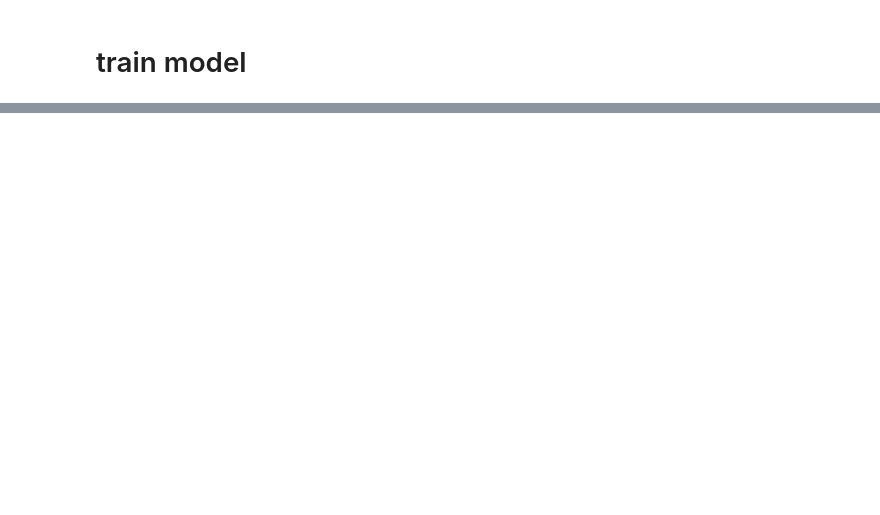
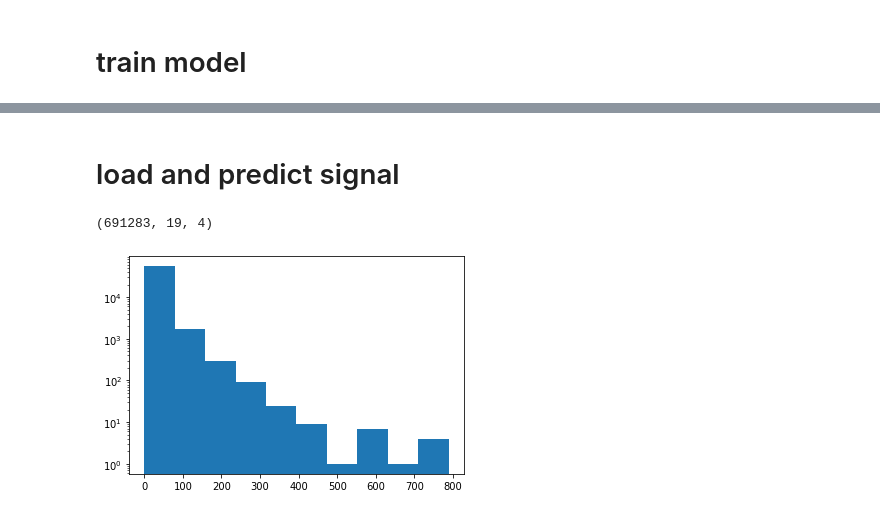
Before and after one commit to kingusiu/gravada, a Jupyter notebook: L1_autoencoding_main.ipynb, the cells around one changed output, grey strips where cells are left out. Drawn from its saved outputs; the diff is of its cells as text; code cells hidden in the pictures; blank space fills up the shorter version.

```diff
--- a/L1_autoencoding_main.ipynb
+++ b/L1_autoencoding_main.ipynb
@@ -101,0 +137,13 @@ A_pred = (A_pred_probs > 0.5).numpy().astype('int')
+# %% [markdown]
+# load and predict signal
+# %%
+filename = '/home/kinga/dev/datasamples/L1_anomaly_challenge/hToTauTau_13TeV_PU20.h5'
+ff = h5py.File(filename, 'r')
+particles_signal = np.asarray(ff.get('Particles'))
+# %%
+particles_signal.shape
+# %% [output]
+(691283, 19, 4)
+# %%
+# features: array([b'Pt', b'Eta', b'Phi', b'Class'], dtype='|S5')
+particles_signal_test = particles_signal[:3000]
@@ -101,0 +153,5 @@ A_pred = (A_pred_probs > 0.5).numpy().astype('int')
+# %%
+plt.hist(particles_signal_test[:,:,0].flatten())
+plt.yscale('log')
+# %% [output]
+[figure, added]
```
Also changed, not shown: parts of 19 cells of this notebook, 1 other file.
